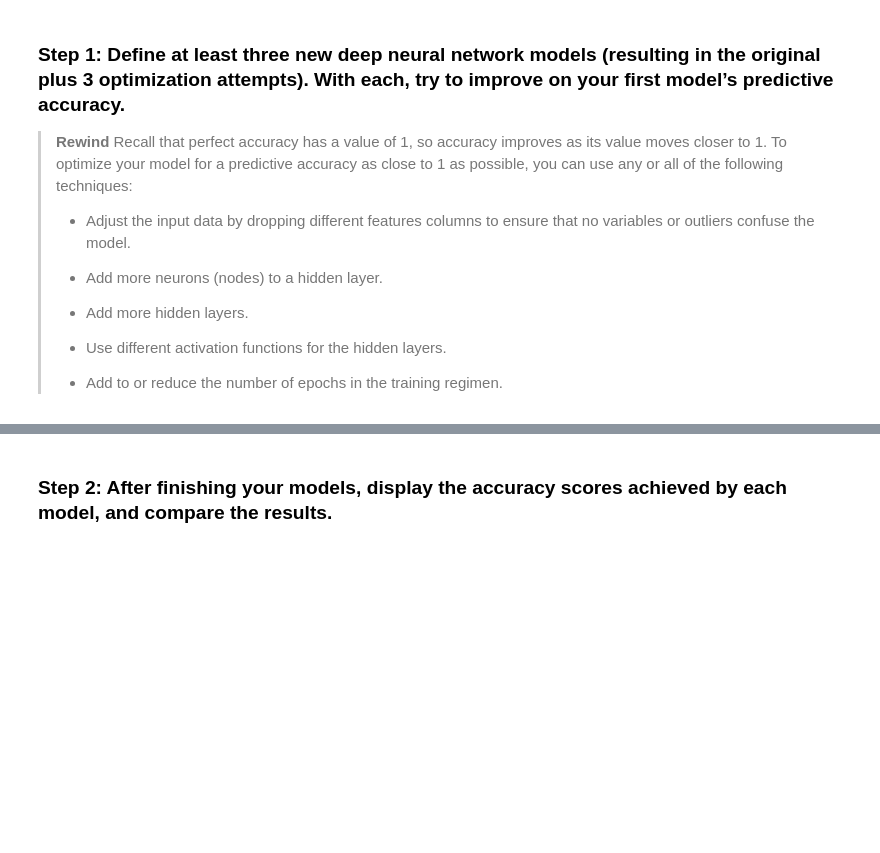
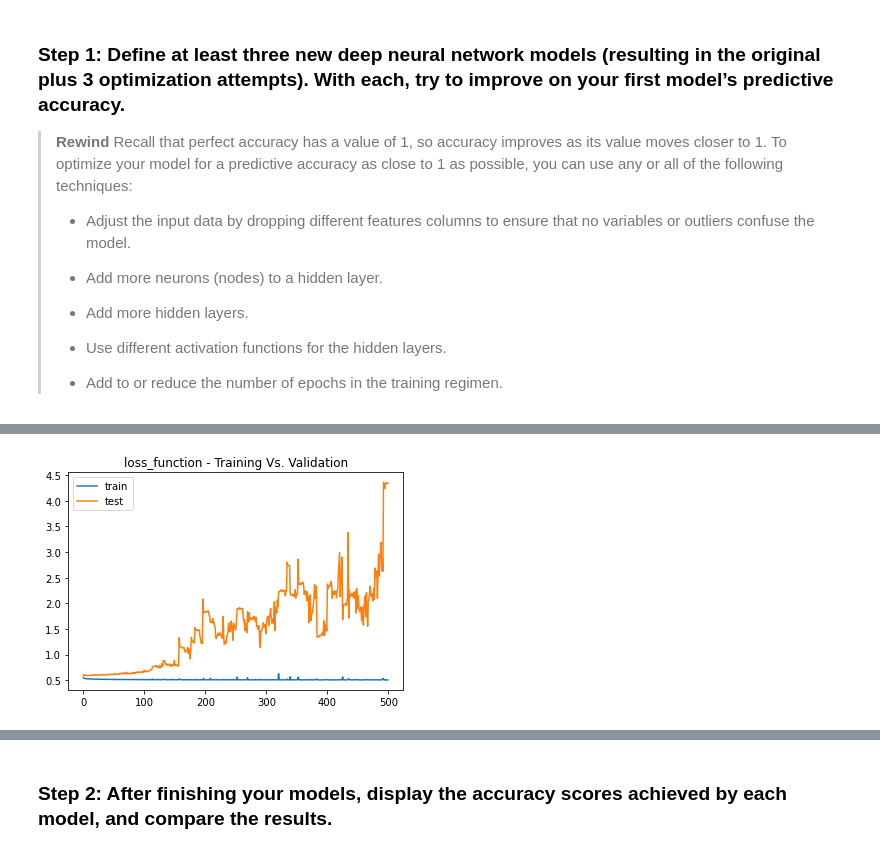
Before and after one commit to Forte42/Deep_Learning_Startup_Analyzer, a Jupyter notebook: venture_funding_with_deep_learning.ipynb, the cells around one changed output, grey strips where cells are left out. Saved outputs shown, nothing was run; the diff lists cells and outputs as text; code cells hidden in the pictures; blank space fills up the shorter version.

```diff
--- a/venture_funding_with_deep_learning.ipynb
+++ b/venture_funding_with_deep_learning.ipynb
@@ -522,0 +600,17 @@ nn_A2 = # YOUR CODE HERE
+# %%
+# Create the Sequential model instance
+nn_A2 = Sequential()
+# %%
+# First hidden layer
+nn_A2.add(Dense(units=hidden_nodes_layer1_A2, input_dim=number_input_features, activation='relu'))
+
+# Second hidden layer
+
+nn_A2.add(Dense(units=hidden_nodes_layer2_A2, activation='relu'))
+
+# Output layer
+nn_A2.add(Dense(units=1,  activation='sigmoid'))
+
+
+# Check the structure of the model
+nn_A2.summary()
@@ -522,0 +633,6 @@ nn_A2 = # YOUR CODE HERE
+# %%
+# Compile the model
+nn_A2.compile(loss='binary_crossentropy', optimizer='adam', metrics='accuracy')
+# %%
+# Fit the model
+model_A2 =  nn_A2.fit(X_scaled, y, validation_split=0.3, epochs=500)
@@ -522,0 +668,9 @@ nn_A2 = # YOUR CODE HERE
+# %%
+# Train vs test for loss
+plt.plot(model_A2.history["loss"])
+plt.plot(model_A2.history["val_loss"])
+plt.title("loss_function - Training Vs. Validation")
+plt.legend(["train", "test"])
+plt.show()
+# %% [output]
+[figure, added]
```
Also changed, not shown: parts of 41 cells of this notebook.
